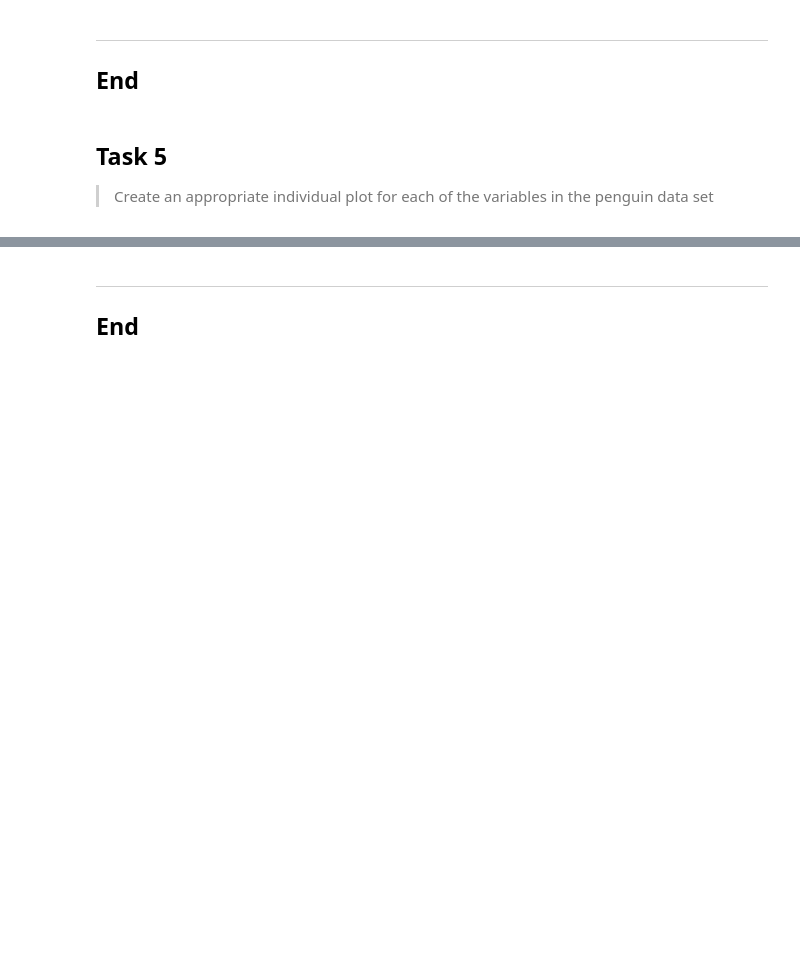
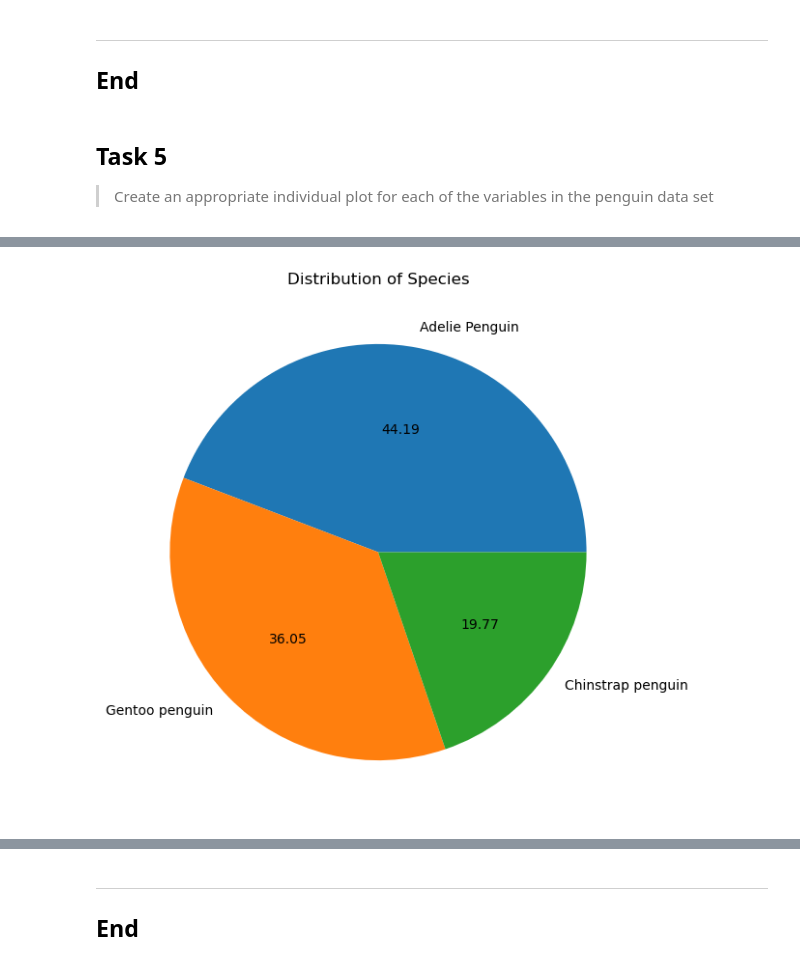
Before and after one commit to mcgarrya28/dataanalysis, a Jupyter notebook: tasks.ipynb, the cells around one changed output, grey strips where cells are left out. Cells and saved outputs as stored; diff of their text form; code cells hidden in the pictures; blank space fills up the shorter version.

```diff
--- a/tasks.ipynb
+++ b/tasks.ipynb
@@ -222,0 +222,15 @@ Unique values in the 'Sex' column: ['MALE' 'FEMALE']
+# %%
+# Separate data based on 'Sex'
+species_distribution = data['Species'].value_counts()
+
+# Create a pie chart
+plt.figure(figsize=(10,7))
+plt.pie(species_distribution, labels=species_distribution.index, autopct='%.2f')
+
+# Add title
+plt.title('Distribution of Species')
+
+# Show the pie chart
+plt.show()
+# %% [output]
+[figure, added]
```
Also changed, not shown: parts of 6 cells of this notebook, 1 other file.
